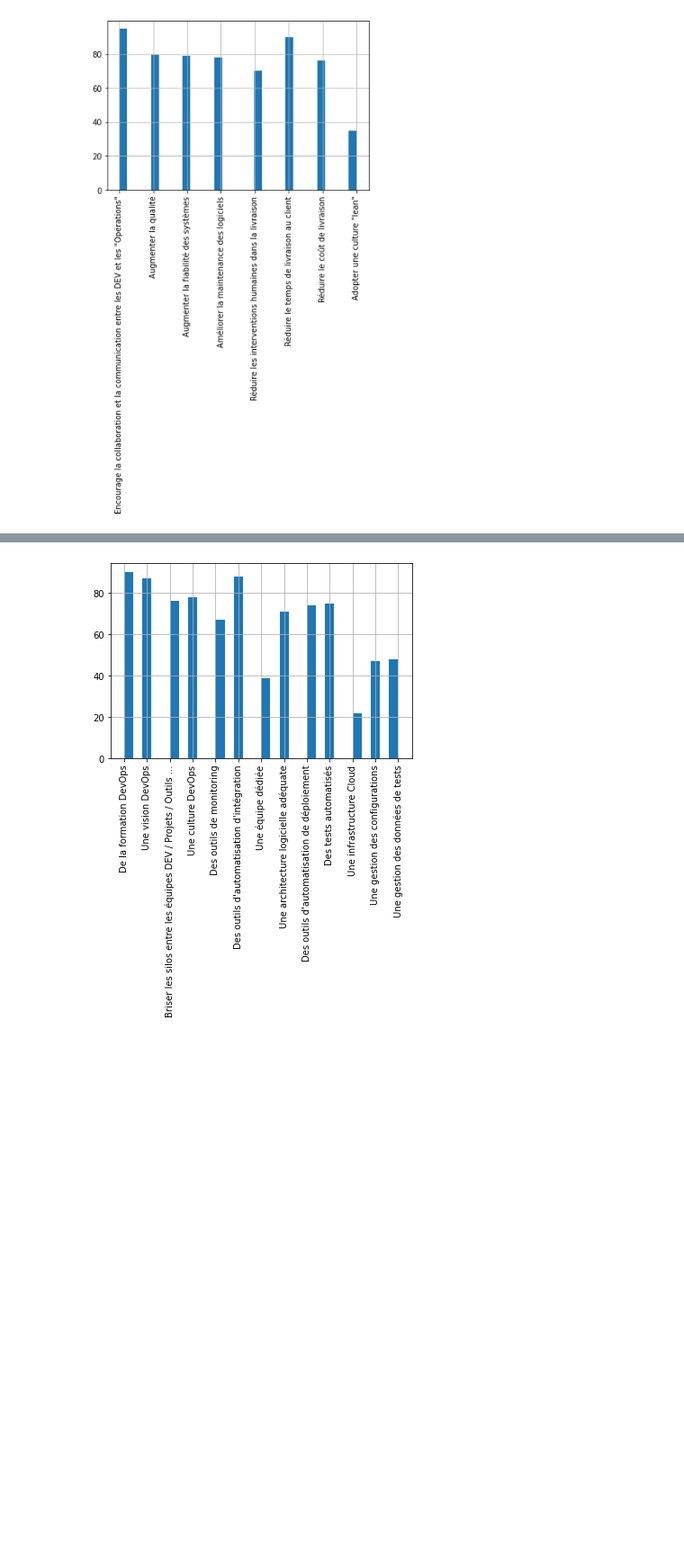
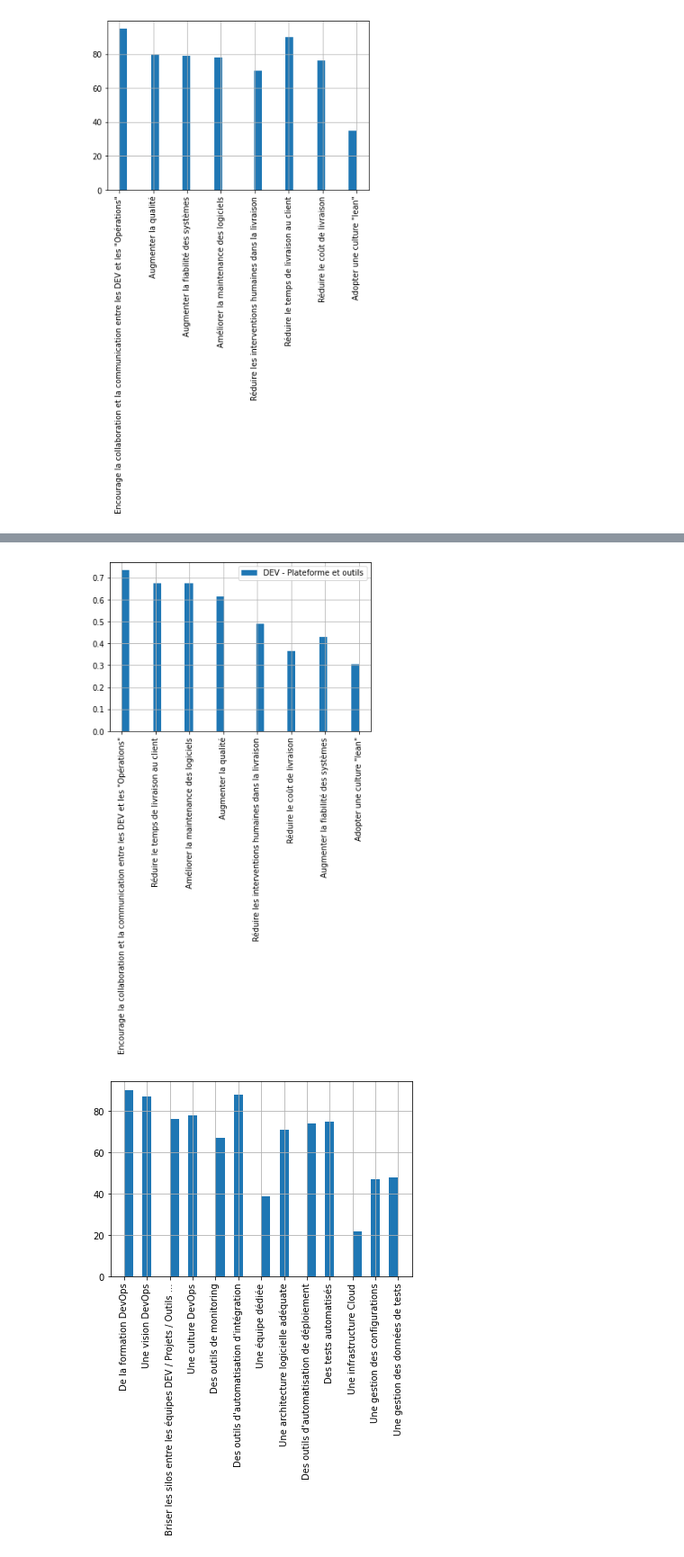
Before and after one commit to delemarchand2020/testColab, a Jupyter notebook: AnalyseSondageDevops.ipynb, the cells around one changed output, grey strips where cells are left out. Shown: that part at 90% size. Drawn from its saved outputs; the diff is of its cells as text; code cells hidden in the pictures; blank space fills up the shorter version.

```diff
--- a/AnalyseSondageDevops.ipynb
+++ b/AnalyseSondageDevops.ipynb
@@ -85,3 +84,9 @@ dummy = new_df_2.groupby('secteur')['item_permet_devops'].hist(legend=True, dens
+# %%
+#@title Pour un secteur en particulier ...
+dummy = new_df_2[new_df_2['secteur'] == 'DEV - Plateforme et outils']
+dummy = dummy.groupby('secteur')['item_permet_devops'].hist(legend=True, density=True, bins=30, xrot=90)
+# %% [output]
+[figure, added]
 # %%
 #@title Classemement des requis pour faire du Devops selon l'ensemble des répondants
 new_df = df['Selon vous, pour faire du DevOps, il faut quoi ?'] .str.split(';', expand=True)
```
Also changed, not shown: parts of 2 cells of this notebook.
